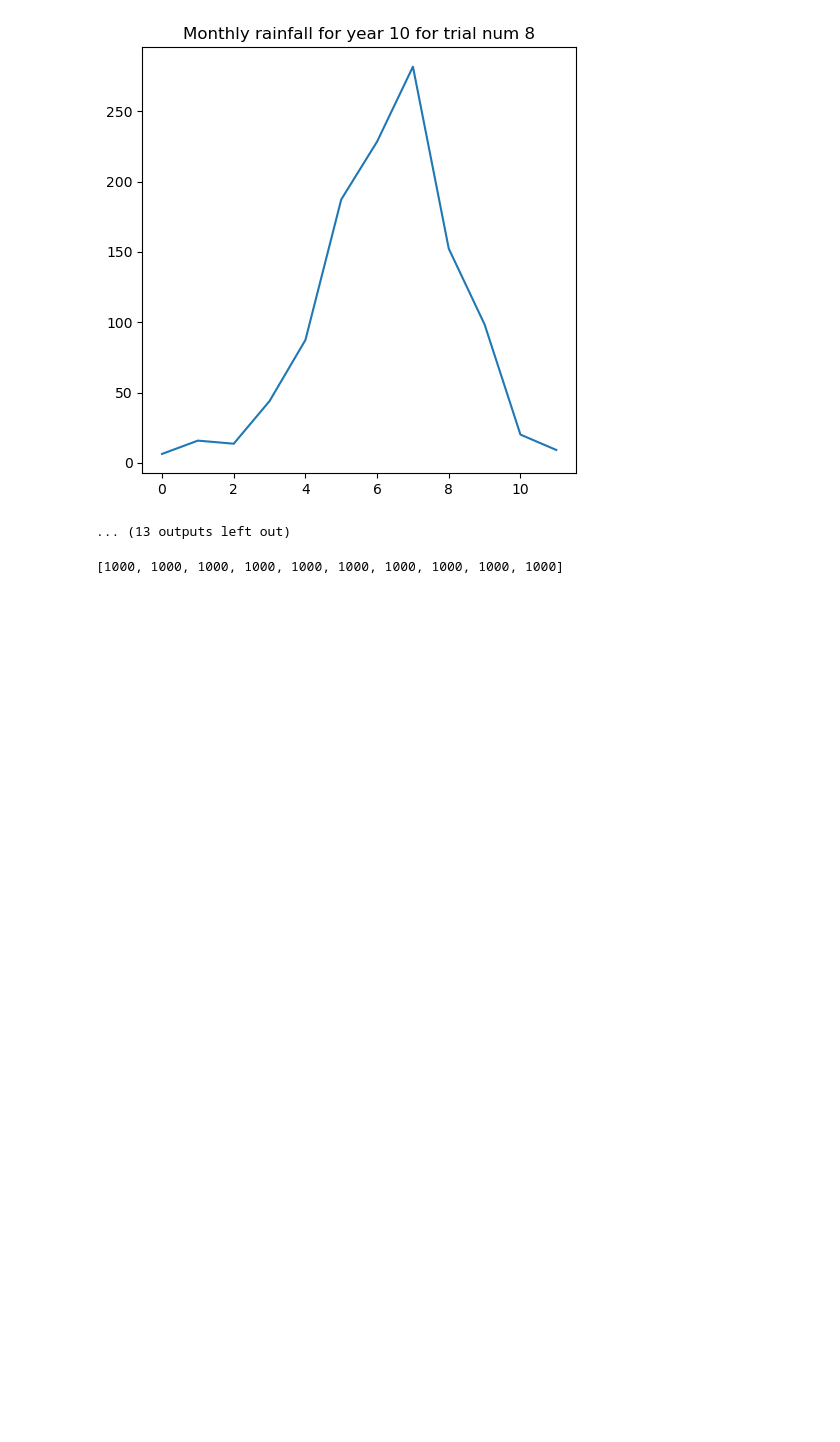
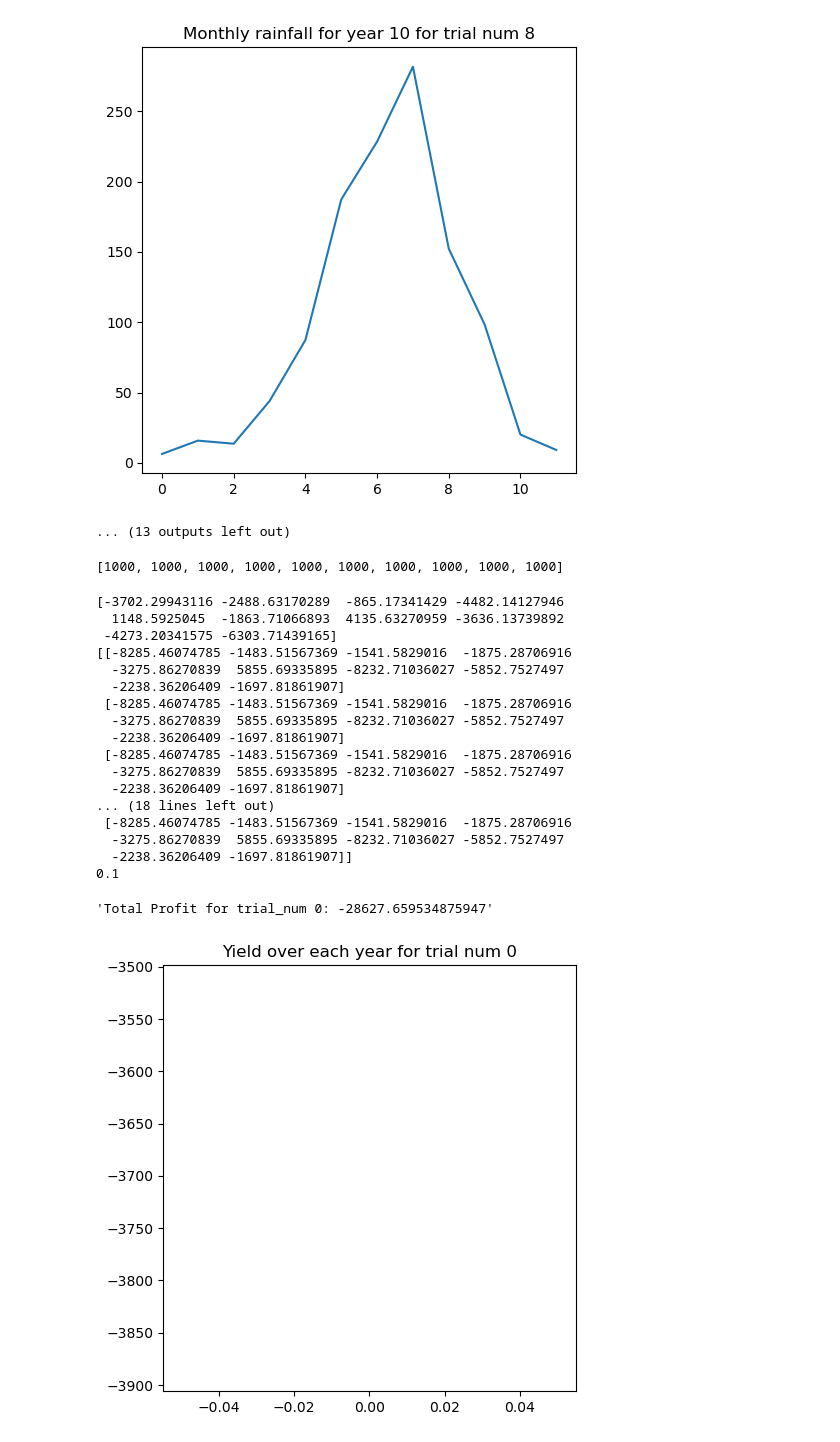
Before and after one commit to ken-neth-wang/crop-insurance, a Jupyter notebook: notebooks/insurance_simulator.ipynb, the cells around one changed output. Cells and saved outputs as stored; diff of their text form; code cells hidden in the pictures; blank space fills up the shorter version.

Commit message:
made some progress on plotting insurance payouts

```diff
--- a/notebooks/insurance_simulator.ipynb
+++ b/notebooks/insurance_simulator.ipynb
@@ -587,19 +587,16 @@ def insurance_sim(n_trials, n_years, yield_predictor, insurance_premium, rain_to
         # determine the insurance payment and payout, this returns a vector for each year
         insurance_payout = rain_to_insurance(rain_i)
         num_payout += np.sum([1 if x > 0 else 0 for x in insurance_payout])
-        ins_cash_exchange = insurance_amount * (insurance_premium - insurance_payout)
+        ins_cash_exchange = insurance_amount * (insurance_premium * np.ones((len(insurance_payout), 1)) - insurance_payout)
         insurance_company_cash.append(ins_cash_exchange)
         total_farmer_cash.append(cash_from_yield - ins_cash_exchange)
-
-
-
         percentage_payout = (num_payout / (n_trials * n_years))
-        profit_n_trials.append(np.sum(cash_from_yield))
+        profit_n_trials.append(np.sum(cash_from_yield - ins_cash_exchange))
     return profit_n_trials, yield_n_trials, rain_trials_years, cash_from_yield, total_farmer_cash, insurance_company_cash, percentage_payout
 # %%
 prem = 100
 single_payout = 1000
-lower_threshold = 600
+lower_threshold = 685
 # this policy is simple, if sum of rain in monsoon is < 600 mm
 def single_lower_threshold(rain_2d_array, threshold = lower_threshold, payout = single_payout):
     payout_list = [payout if np.sum(year[6:]) < threshold else 0 for year in rain_2d_array]
@@ -608,4 +605,48 @@ single_lower_threshold(np.zeros((10,12)))
 # %% [output]
 [1000, 1000, 1000, 1000, 1000, 1000, 1000, 1000, 1000, 1000]
 # %%
-insurance_sim(100, 10, lin_reg_india, prem, single_lower_threshold, )
+single_lower_threshold_output = insurance_sim(100, 10, lin_reg_india, prem, single_lower_threshold)
+# %%
+# plotting of simulation outputs
+def plot_summary_trial_insurance(sim_out, trial_num = 0):
+    profit, yields, rain, cash_yield_only, total_cash, ins_company_cash, percentage_payout = sim_out
+    #plot yields
+    plt.figure()
+    plt.title("Yield over each year for trial num " + str(trial_num))
+    plt.plot(cash_yield_only[trial_num])
+    print(cash_yield_only)
+    #plot cash
+    #plt.figure()
+    #plt.title("Cumulative cash over each year for trial num " + str(trial_num))
+    #plt.plot(cash_accumulation(cash_yield_only[trial_num]))
+    #plot monthly rainfall per year
+    #for _ in range(len(rain[trial_num])):
+    #    plt.figure(str(_))
+    #    plt.title("Monthly rainfall for year " + str(_ + 1) + " for trial num " + str(trial_num))
+    #    plt.plot(rain[trial_num][_])
+    #plt.show()
+
+    print(total_cash[trial_num])
+    print(percentage_payout)
+    return "Total Profit for trial_num " + str(trial_num) + ": " + str((profit[trial_num]))
+plot_summary_trial_insurance(single_lower_threshold_output, 0)
+# %% [output]
+[-3702.29943116 -2488.63170289  -865.17341429 -4482.14127946
+  1148.5925045  -1863.71066893  4135.63270959 -3636.13739892
+ -4273.20341575 -6303.71439165]
+[[-8285.46074785 -1483.51567369 -1541.5829016  -1875.28706916
+  -3275.86270839  5855.69335895 -8232.71036027 -5852.7527497
+  -2238.36206409 -1697.81861907]
+ [-8285.46074785 -1483.51567369 -1541.5829016  -1875.28706916
+  -3275.86270839  5855.69335895 -8232.71036027 -5852.7527497
+  -2238.36206409 -1697.81861907]
+ [-8285.46074785 -1483.51567369 -1541.5829016  -1875.28706916
+  -3275.86270839  5855.69335895 -8232.71036027 -5852.7527497
+  -2238.36206409 -1697.81861907]
+... (18 lines left out)
+ [-8285.46074785 -1483.51567369 -1541.5829016  -1875.28706916
+  -3275.86270839  5855.69335895 -8232.71036027 -5852.7527497
+  -2238.36206409 -1697.81861907]]
+0.1
+'Total Profit for trial_num 0: -28627.659534875947'
+[figure, added]
```
Also changed, not shown: parts of 1 cell of this notebook.
